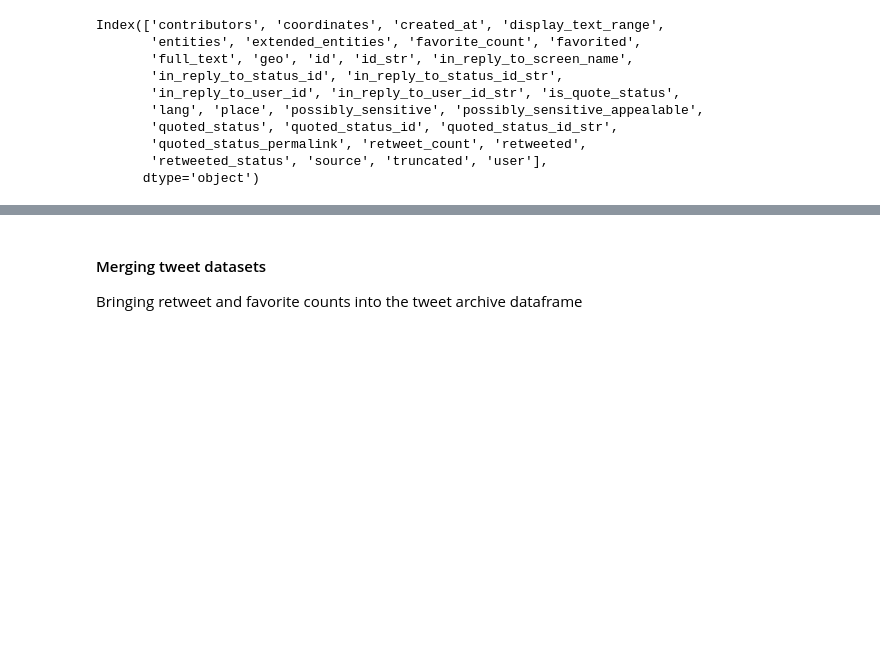
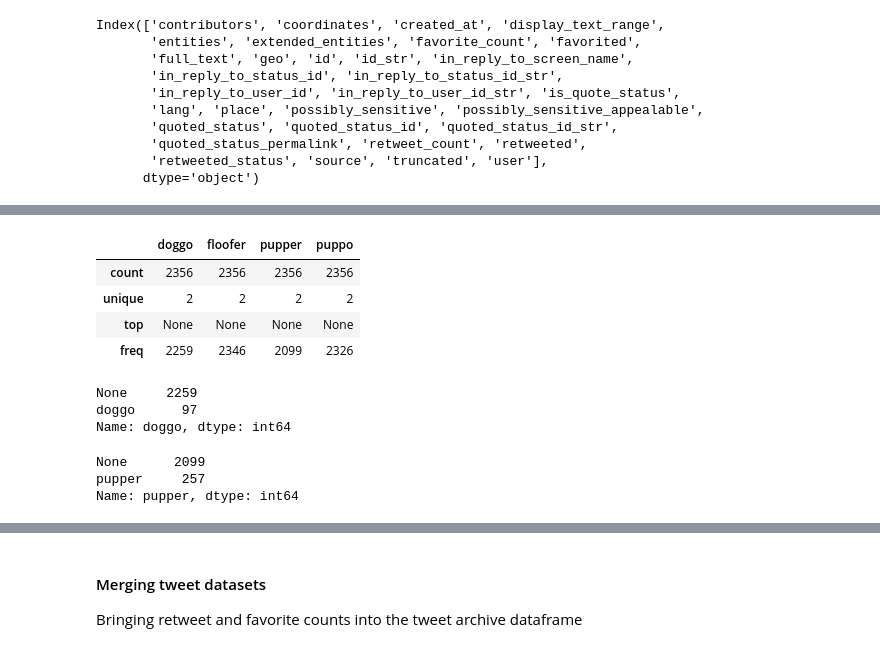
Before and after one commit to rashokanand/wrangling_twitter_data, a Jupyter notebook: data_wrangling.ipynb, the cells around one changed output, grey strips where cells are left out. Drawn from its saved outputs; the diff is of its cells as text; code cells hidden in the pictures; blank space fills up the shorter version.

```diff
--- a/data_wrangling.ipynb
+++ b/data_wrangling.ipynb
@@ -266,0 +279,20 @@ tweet_archive_df.head()
+# %%
+tweet_archive_df[['doggo','floofer','pupper','puppo']].describe()
+# %% [output]
+|  | doggo | floofer | pupper | puppo |
+| count | 2356 | 2356 | 2356 | 2356 |
+| unique | 2 | 2 | 2 | 2 |
+| top | None | None | None | None |
+| freq | 2259 | 2346 | 2099 | 2326 |
+# %%
+tweet_archive_df.doggo.value_counts()
+# %% [output]
+None     2259
+doggo      97
+Name: doggo, dtype: int64
+# %%
+tweet_archive_df.pupper.value_counts()
+# %% [output]
+None      2099
+pupper     257
+Name: pupper, dtype: int64
```
Also changed, not shown: parts of 5 cells of this notebook.
